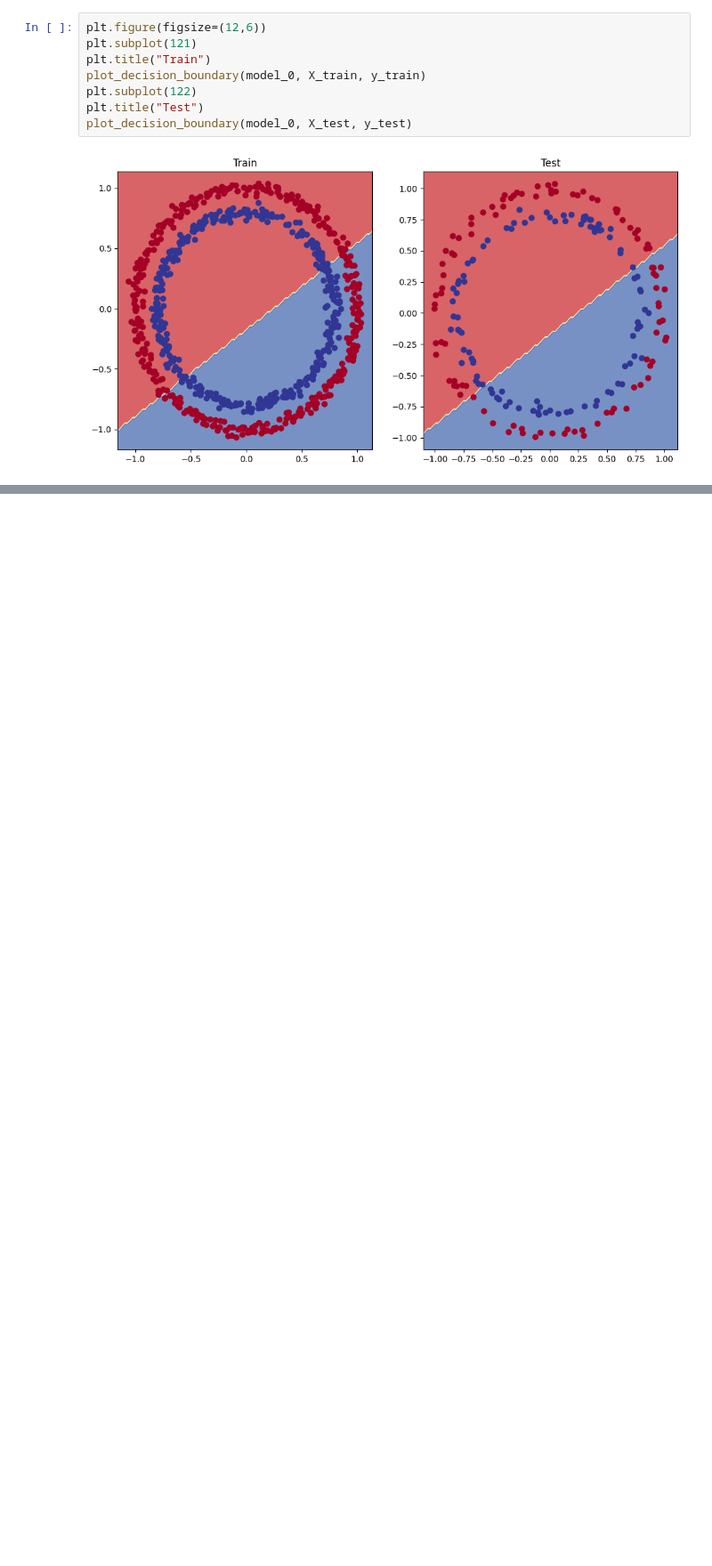
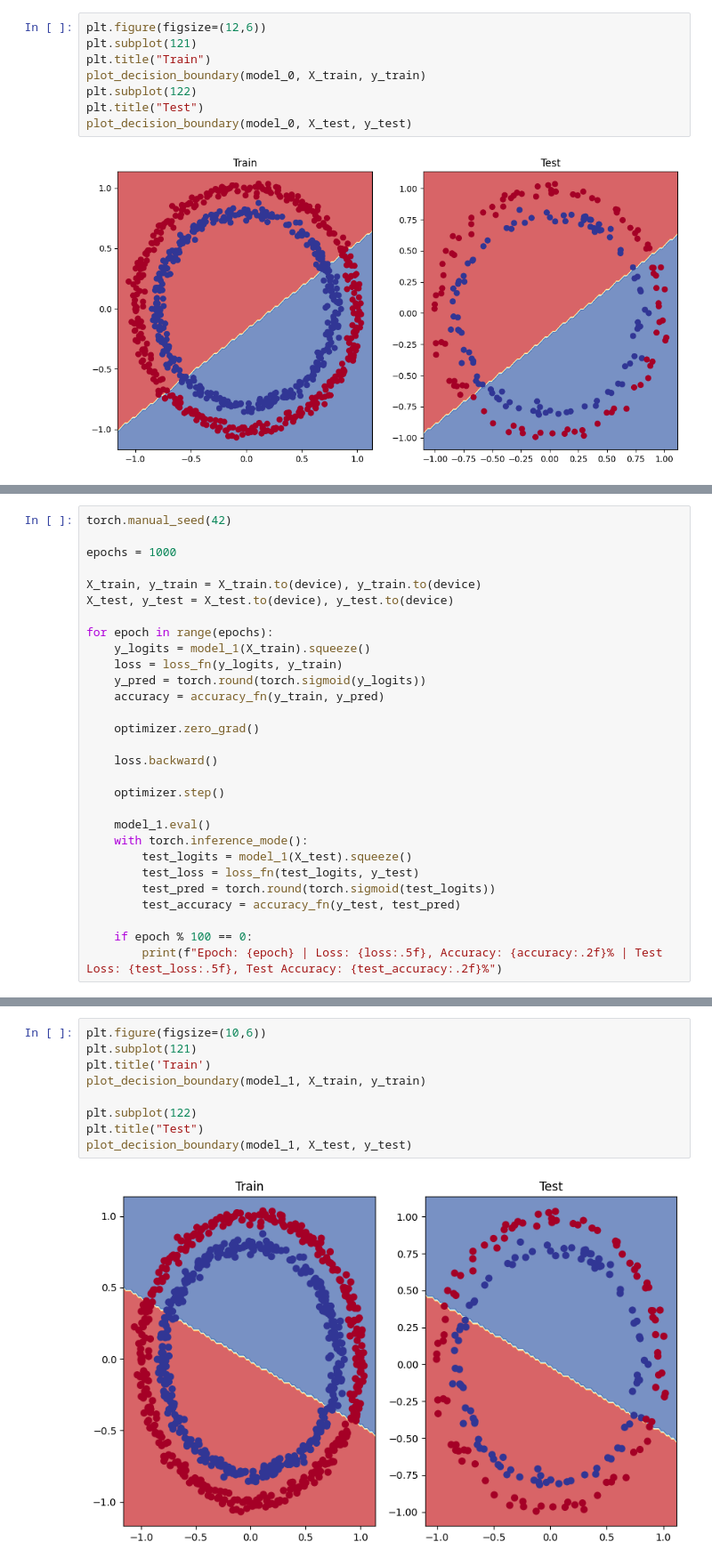
Before and after one commit to Krekken-0/Pytorch-Deep-Learning, a Jupyter notebook: 02_pytorch_classification.ipynb, the cells around one changed output, grey strips where cells are left out. Shown: that part at 89% size. Saved outputs shown, nothing was run; the diff lists cells and outputs as text; blank space fills up the shorter version.

```diff
--- a/02_pytorch_classification.ipynb
+++ b/02_pytorch_classification.ipynb
@@ -277,0 +300,29 @@ plot_decision_boundary(model_0, X_test, y_test)
+# %%
+torch.manual_seed(42)
+
+epochs = 1000
+
+X_train, y_train = X_train.to(device), y_train.to(device)
+X_test, y_test = X_test.to(device), y_test.to(device)
+
+for epoch in range(epochs):
+    y_logits = model_1(X_train).squeeze()
+    loss = loss_fn(y_logits, y_train)
+    y_pred = torch.round(torch.sigmoid(y_logits))
+    accuracy = accuracy_fn(y_train, y_pred)
+
+    optimizer.zero_grad()
+
+    loss.backward()
+
+    optimizer.step()
+
+    model_1.eval()
+    with torch.inference_mode():
+        test_logits = model_1(X_test).squeeze()
+        test_loss = loss_fn(test_logits, y_test)
+        test_pred = torch.round(torch.sigmoid(test_logits))
+        test_accuracy = accuracy_fn(y_test, test_pred)
+
+    if epoch % 100 == 0:
+        print(f"Epoch: {epoch} | Loss: {loss:.5f}, Accuracy: {accuracy:.2f}% | Test Loss: {test_loss:.5f}, Test Accuracy: {test_accuracy:.2f}%")
@@ -277,0 +340,11 @@ plot_decision_boundary(model_0, X_test, y_test)
+# %%
+plt.figure(figsize=(10,6))
+plt.subplot(121)
+plt.title('Train')
+plot_decision_boundary(model_1, X_train, y_train)
+
+plt.subplot(122)
+plt.title("Test")
+plot_decision_boundary(model_1, X_test, y_test)
+# %% [output]
+[figure, added]
```
Also changed, not shown: parts of 22 cells of this notebook.
